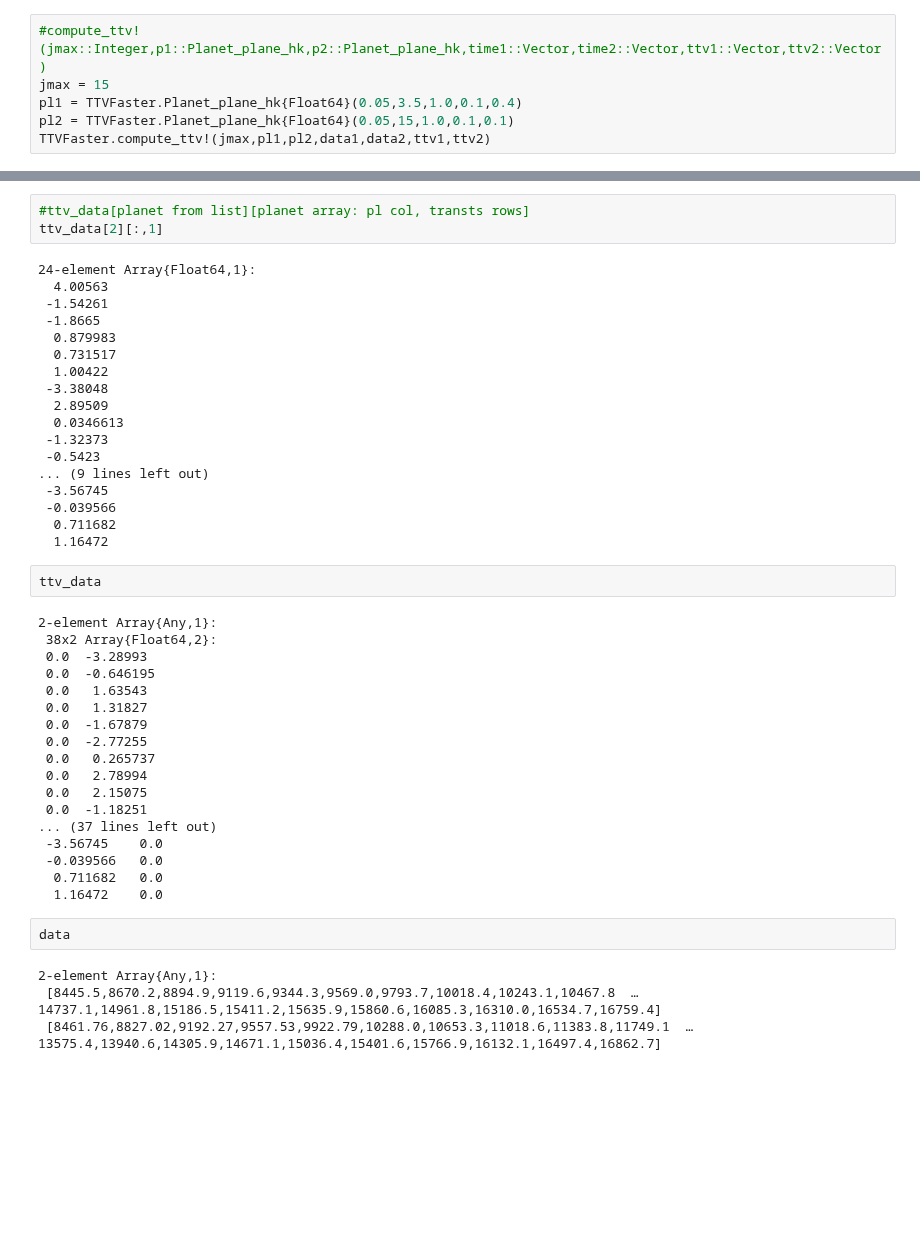
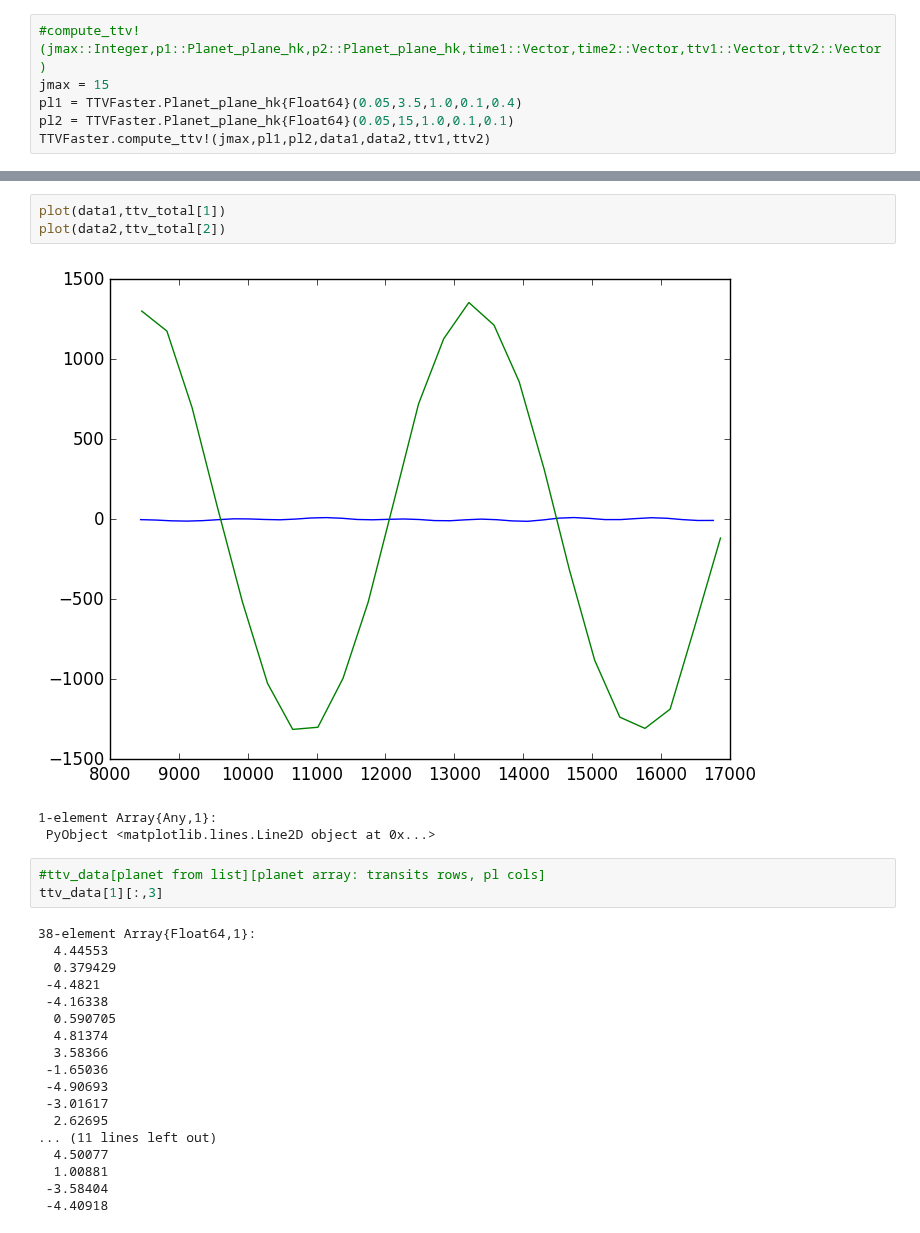
Before and after one commit to jlustigy/ExoJulia, a Jupyter notebook: Homework/hw4/Andrew_Spencer/hw4.ipynb, the cells around one changed output, grey strips where cells are left out. Cells and saved outputs as stored; diff of their text form; blank space fills up the shorter version.

Commit message:
Working 2-planet ttv model

```diff
--- a/Homework/hw4/Andrew_Spencer/hw4.ipynb
+++ b/Homework/hw4/Andrew_Spencer/hw4.ipynb
@@ -149,50 +308,31 @@ while loading In[83], in expression starting on line 8
+# %%
+plot(data1,ttv_total[1])
+plot(data2,ttv_total[2])
+# %% [output]
+[figure, added]
+1-element Array{Any,1}:
+ PyObject <matplotlib.lines.Line2D object at 0x...>
 # %%
-#ttv_data[planet from list][planet array: pl col, transts rows]
-ttv_data[2][:,1]
+#ttv_data[planet from list][planet array: transits rows, pl cols]
+ttv_data[1][:,3]
 # %% [output]
-24-element Array{Float64,1}:
-  4.00563
- -1.54261
- -1.8665
-  0.879983
-  0.731517
-  1.00422
- -3.38048
-  2.89509
-  0.0346613
- -1.32373
- -0.5423
-... (9 lines left out)
- -3.56745
- -0.039566
-  0.711682
-  1.16472
+38-element Array{Float64,1}:
+  4.44553
+  0.379429
+ -4.4821
+ -4.16338
+  0.590705
+  4.81374
+  3.58366
+ -1.65036
+ -4.90693
+ -3.01617
+  2.62695
+... (11 lines left out)
+  4.50077
+  1.00881
+ -3.58404
+ -4.40918
-# %%
-ttv_data
-# %% [output]
-2-element Array{Any,1}:
- 38x2 Array{Float64,2}:
- 0.0  -3.28993
- 0.0  -0.646195
- 0.0   1.63543
- 0.0   1.31827
- 0.0  -1.67879
- 0.0  -2.77255
- 0.0   0.265737
- 0.0   2.78994
- 0.0   2.15075
- 0.0  -1.18251
-... (37 lines left out)
- -3.56745    0.0
- -0.039566   0.0
-  0.711682   0.0
-  1.16472    0.0
-# %%
-data
-# %% [output]
-2-element Array{Any,1}:
- [8445.5,8670.2,8894.9,9119.6,9344.3,9569.0,9793.7,10018.4,10243.1,10467.8  …  14737.1,14961.8,15186.5,15411.2,15635.9,15860.6,16085.3,16310.0,16534.7,16759.4]
- [8461.76,8827.02,9192.27,9557.53,9922.79,10288.0,10653.3,11018.6,11383.8,11749.1  …  13575.4,13940.6,14305.9,14671.1,15036.4,15401.6,15766.9,16132.1,16497.4,16862.7]
 # %%
 plot(data[1],ttv_data[1][:,2])
 plot(data[2],ttv_data[2][:,1])
```
Also changed, not shown: parts of 29 cells of this notebook.
